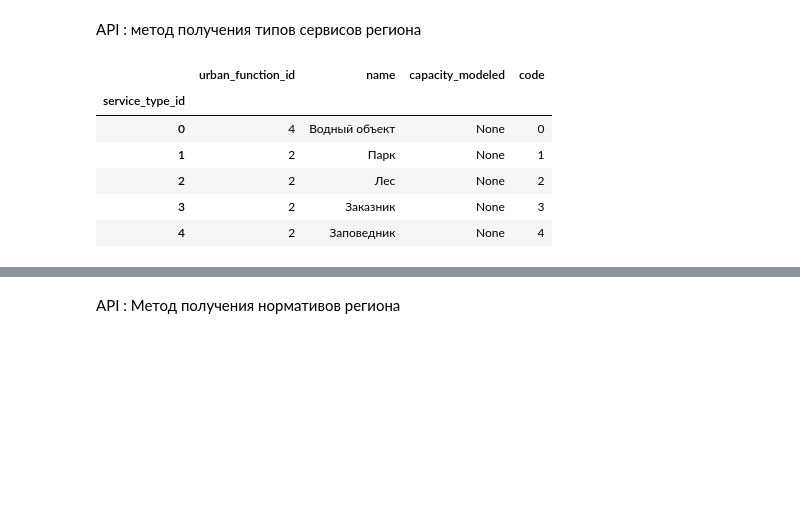
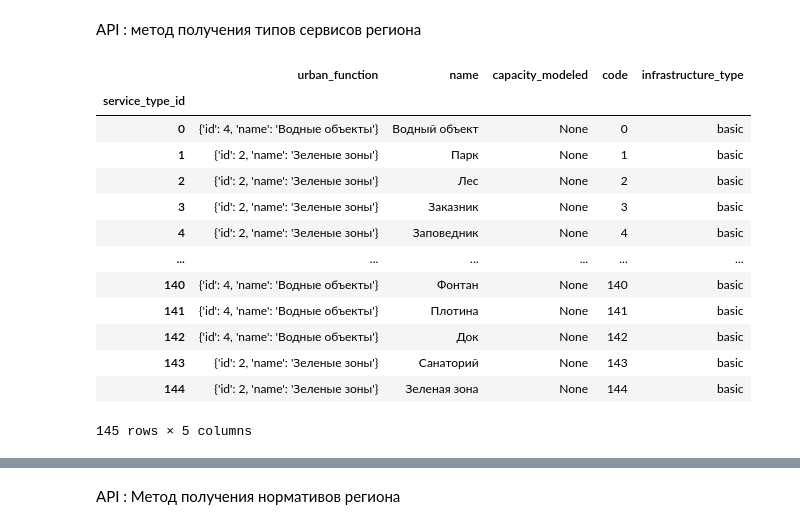
Before and after one commit to aimclub/blocksnet, a Jupyter notebook: examples/test.ipynb, the cells around one changed output, grey strips where cells are left out. Cells and saved outputs as stored; diff of their text form; code cells hidden in the pictures; blank space fills up the shorter version.

```diff
--- a/examples/test.ipynb
+++ b/examples/test.ipynb
@@ -33,12 +67,19 @@ adm_units[3].head()
 API : метод получения типов сервисов региона
 # %%
 service_types = await urban_api.get_service_types()
-service_types.head()
+service_types
 # %% [output]
-|  | urban_function_id | name | capacity_modeled | code |
-| service_type_id |  |  |  |  |
-| 0 | 4 | Водный объект | None | 0 |
-| 1 | 2 | Парк | None | 1 |
-| 2 | 2 | Лес | None | 2 |
-| 3 | 2 | Заказник | None | 3 |
-| 4 | 2 | Заповедник | None | 4 |
+|  | urban_function | name | capacity_modeled | code | infrastructure_type |
+| service_type_id |  |  |  |  |  |
+| 0 | {'id': 4, 'name': 'Водные объекты'} | Водный объект | None | 0 | basic |
+| 1 | {'id': 2, 'name': 'Зеленые зоны'} | Парк | None | 1 | basic |
+| 2 | {'id': 2, 'name': 'Зеленые зоны'} | Лес | None | 2 | basic |
+| 3 | {'id': 2, 'name': 'Зеленые зоны'} | Заказник | None | 3 | basic |
+| 4 | {'id': 2, 'name': 'Зеленые зоны'} | Заповедник | None | 4 | basic |
+| ... | ... | ... | ... | ... | ... |
+| 140 | {'id': 4, 'name': 'Водные объекты'} | Фонтан | None | 140 | basic |
+| 141 | {'id': 4, 'name': 'Водные объекты'} | Плотина | None | 141 | basic |
+| 142 | {'id': 4, 'name': 'Водные объекты'} | Док | None | 142 | basic |
+| 143 | {'id': 2, 'name': 'Зеленые зоны'} | Санаторий | None | 143 | basic |
+| 144 | {'id': 2, 'name': 'Зеленые зоны'} | Зеленая зона | None | 144 | basic |
+145 rows × 5 columns
```
Also changed, not shown: parts of 5 cells of this notebook, 28 other files.
